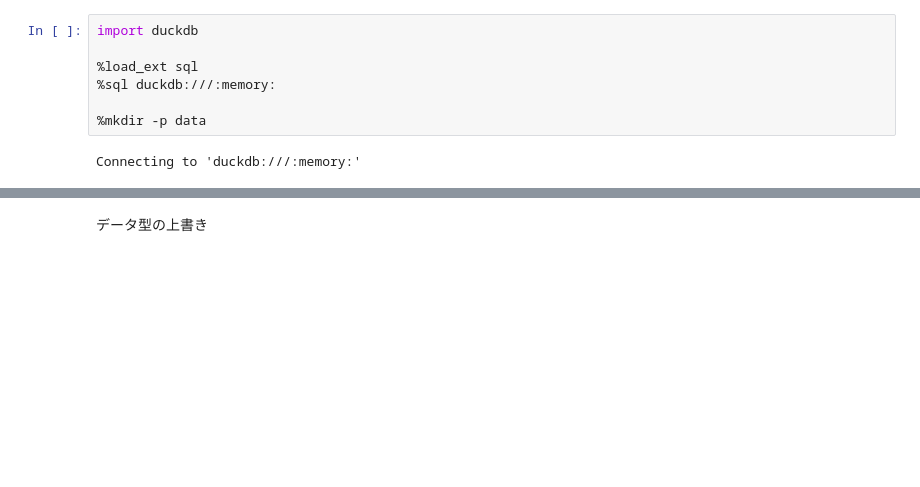
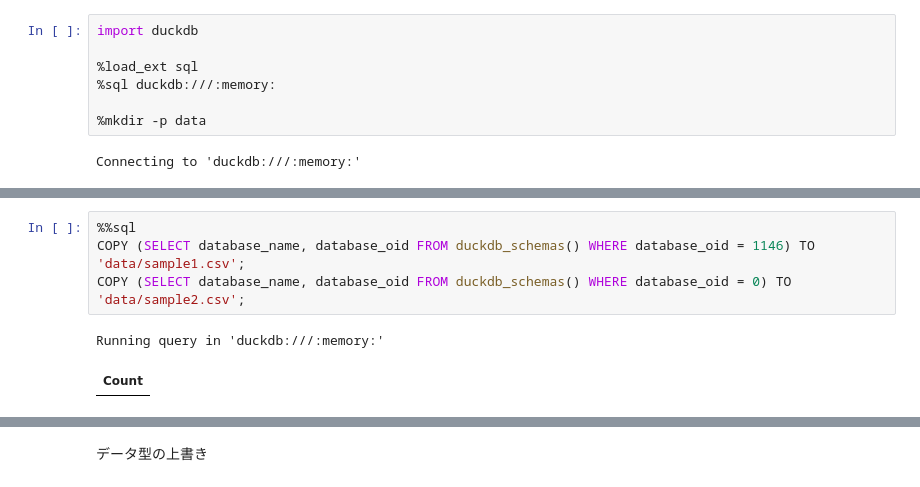
Before and after one commit to fin-py/duckdb-hands-on, a Jupyter notebook: docs/data-ingestion.ipynb, the cells around one changed output, grey strips where cells are left out. Drawn from its saved outputs; the diff is of its cells as text; blank space fills up the shorter version.

Commit message:
change CSV data

```diff
--- a/docs/data-ingestion.ipynb
+++ b/docs/data-ingestion.ipynb
@@ -29,0 +40,7 @@ Overwriting data/sample2.csv
+# %%
+%%sql
+COPY (SELECT database_name, database_oid FROM duckdb_schemas() WHERE database_oid = 1146) TO 'data/sample1.csv';
+COPY (SELECT database_name, database_oid FROM duckdb_schemas() WHERE database_oid = 0) TO 'data/sample2.csv';
+# %% [output]
+Running query in 'duckdb:///:memory:'
+| Count |
```
Also changed, not shown: parts of 21 cells of this notebook.
